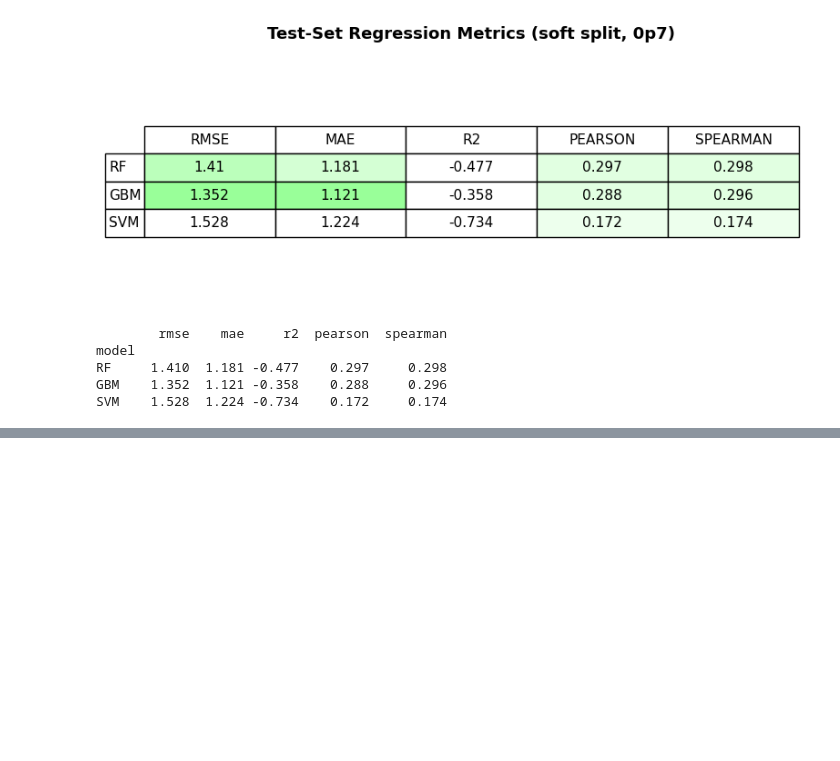
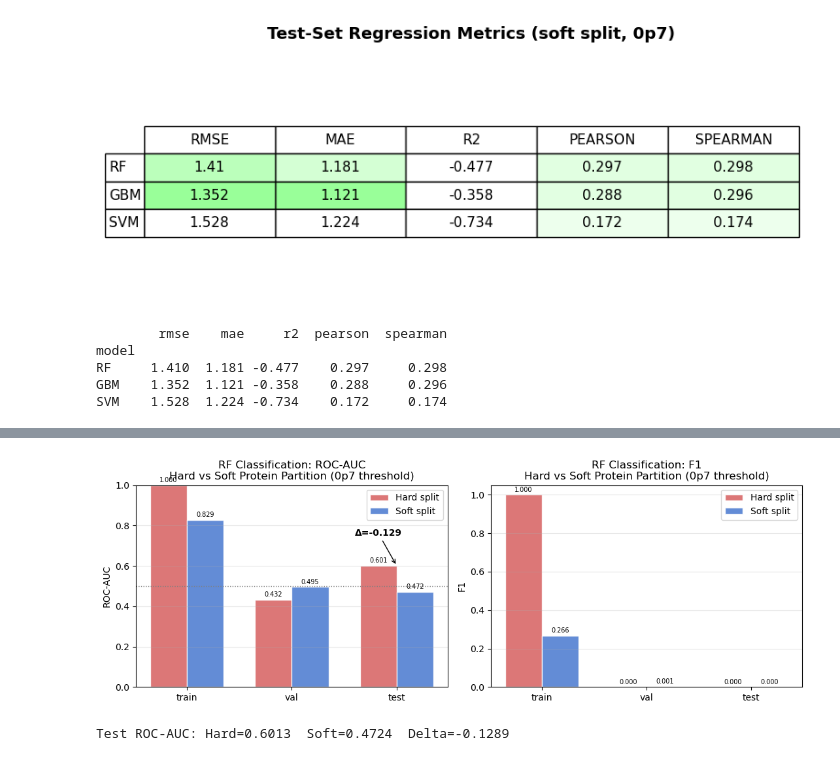
Before and after one commit to AaronXu9/PLATE-VS, a Jupyter notebook: notebooks/soft_split_visualization.ipynb, the cells around one changed output, grey strips where cells are left out. Saved outputs shown, nothing was run; the diff lists cells and outputs as text; code cells hidden in the pictures; blank space fills up the shorter version.

```diff
--- a/notebooks/soft_split_visualization.ipynb
+++ b/notebooks/soft_split_visualization.ipynb
@@ -566,0 +602,43 @@ SVM    1.528  1.224 -0.734    0.172     0.174
+# %%
+if 'cmp_df' in dir() and len(cmp_df) > 0:
+    fig, axes = plt.subplots(1, 2, figsize=(11, 4))
+    strategies = cmp_df['Strategy'].unique()
+    colors = {'Hard split': '#D65F5F', 'Soft split': '#4878CF'}
+    splits = ['train', 'val', 'test']
+    x = np.arange(len(splits))
+    width = 0.35
+
+    for ax, metric in zip(axes, ['ROC-AUC', 'F1']):
+        for i, strat in enumerate(strategies):
+            sub = cmp_df[cmp_df['Strategy'] == strat].set_index('Split')
+            vals = [sub.loc[s, metric] if s in sub.index else 0 for s in splits]
+            offset = (i - 0.5) * width
+            bars = ax.bar(x + offset, vals, width, label=strat,
+                         color=colors[strat], alpha=0.85, edgecolor='white')
+            ax.bar_label(bars, fmt='%.3f', fontsize=7, padding=2)
+        ax.set_xticks(x)
+        ax.set_xticklabels(splits)
+        ax.set_ylabel(metric)
+        ax.set_title(f'RF Classification: {metric}\nHard vs Soft Protein Partition (0p7 threshold)')
+        ax.legend()
+        ax.grid(True, axis='y', alpha=0.3)
+        if metric == 'ROC-AUC':
+            ax.axhline(0.5, color='gray', linestyle=':', linewidth=1, label='random')
+            ax.set_ylim(0, 1.0)
+
+    # Annotate the delta on test ROC-AUC
+    hard_test = cmp_df[(cmp_df['Strategy']=='Hard split') & (cmp_df['Split']=='test')]['ROC-AUC'].values
+    soft_test = cmp_df[(cmp_df['Strategy']=='Soft split') & (cmp_df['Split']=='test')]['ROC-AUC'].values
+    if len(hard_test) and len(soft_test):
+        delta = float(soft_test[0] - hard_test[0])
+        axes[0].annotate(f'\u0394={delta:+.3f}', xy=(2, max(hard_test[0], soft_test[0])),
+                         xytext=(1.6, 0.75), fontsize=10, color='black', fontweight='bold',
+                         arrowprops=dict(arrowstyle='->', color='black'))
+
+    plt.tight_layout()
+    plt.savefig(f'{REPO}/notebooks/figures/hard_vs_soft_split_comparison.png', dpi=150, bbox_inches='tight')
+    plt.show()
+    print(f'Test ROC-AUC: Hard={float(hard_test[0]):.4f}  Soft={float(soft_test[0]):.4f}  Delta={delta:+.4f}')
+# %% [output]
+[figure, added]
+Test ROC-AUC: Hard=0.6013  Soft=0.4724  Delta=-0.1289
```
Also changed, not shown: parts of 2 cells of this notebook.
